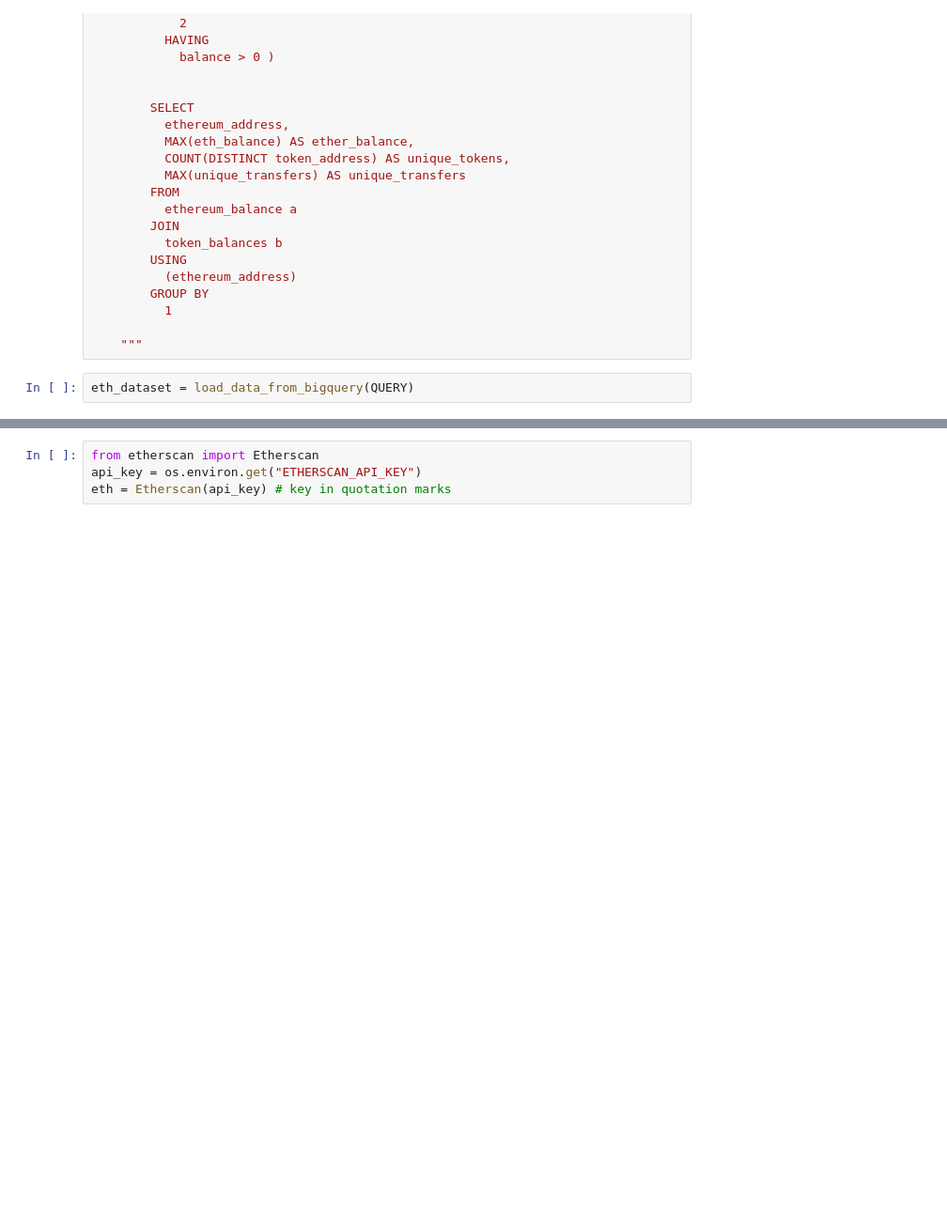
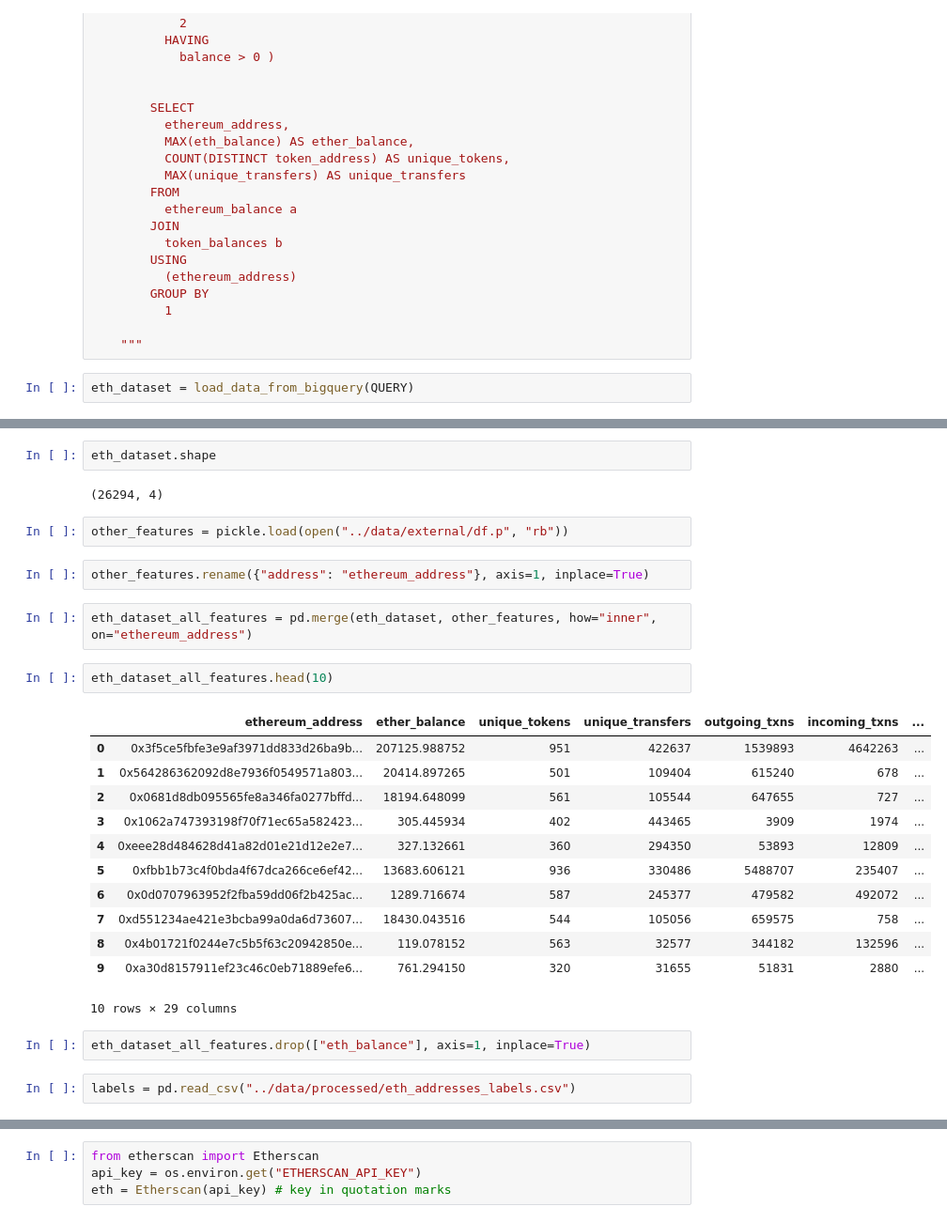
Before and after one commit to ThomasDelatte/ethereum-analytics, a Jupyter notebook: notebooks/dataset.ipynb, the cells around one changed output, grey strips where cells are left out. Shown at 94% size. Saved outputs shown, nothing was run; the diff lists cells and outputs as text; blank space fills up the shorter version.

```diff
--- a/notebooks/dataset.ipynb
+++ b/notebooks/dataset.ipynb
@@ -118,0 +120,29 @@ eth_dataset.head(10)
+# %%
+eth_dataset.shape
+# %% [output]
+(26294, 4)
+# %%
+other_features = pickle.load(open("../data/external/df.p", "rb"))
+# %%
+other_features.rename({"address": "ethereum_address"}, axis=1, inplace=True)
+# %%
+eth_dataset_all_features = pd.merge(eth_dataset, other_features, how="inner", on="ethereum_address")
+# %%
+eth_dataset_all_features.head(10)
+# %% [output]
+|  | ethereum_address | ether_balance | unique_tokens | unique_transfers | outgoing_txns | incoming_txns | ... |
+| 0 | 0x3f5ce5fbfe3e9af3971dd833d26ba9b... | 207125.988752 | 951 | 422637 | 1539893 | 4642263 | ... |
+| 1 | 0x564286362092d8e7936f0549571a803... | 20414.897265 | 501 | 109404 | 615240 | 678 | ... |
+| 2 | 0x0681d8db095565fe8a346fa0277bffd... | 18194.648099 | 561 | 105544 | 647655 | 727 | ... |
+| 3 | 0x1062a747393198f70f71ec65a582423... | 305.445934 | 402 | 443465 | 3909 | 1974 | ... |
+| 4 | 0xeee28d484628d41a82d01e21d12e2e7... | 327.132661 | 360 | 294350 | 53893 | 12809 | ... |
+| 5 | 0xfbb1b73c4f0bda4f67dca266ce6ef42... | 13683.606121 | 936 | 330486 | 5488707 | 235407 | ... |
+| 6 | 0x0d0707963952f2fba59dd06f2b425ac... | 1289.716674 | 587 | 245377 | 479582 | 492072 | ... |
+| 7 | 0xd551234ae421e3bcba99a0da6d73607... | 18430.043516 | 544 | 105056 | 659575 | 758 | ... |
+| 8 | 0x4b01721f0244e7c5b5f63c20942850e... | 119.078152 | 563 | 32577 | 344182 | 132596 | ... |
+| 9 | 0xa30d8157911ef23c46c0eb71889efe6... | 761.294150 | 320 | 31655 | 51831 | 2880 | ... |
+10 rows × 29 columns
+# %%
+eth_dataset_all_features.drop(["eth_balance"], axis=1, inplace=True)
+# %%
+labels = pd.read_csv("../data/processed/eth_addresses_labels.csv")
```
Also changed, not shown: parts of 29 cells of this notebook.
